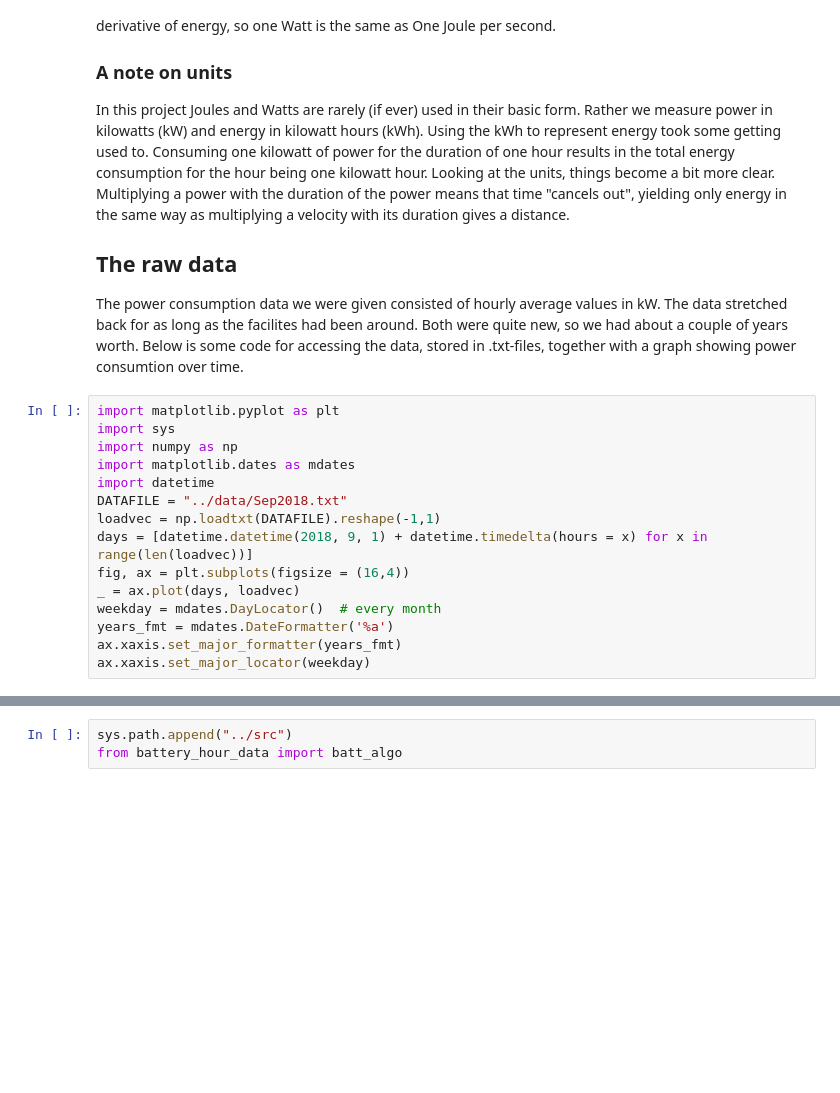
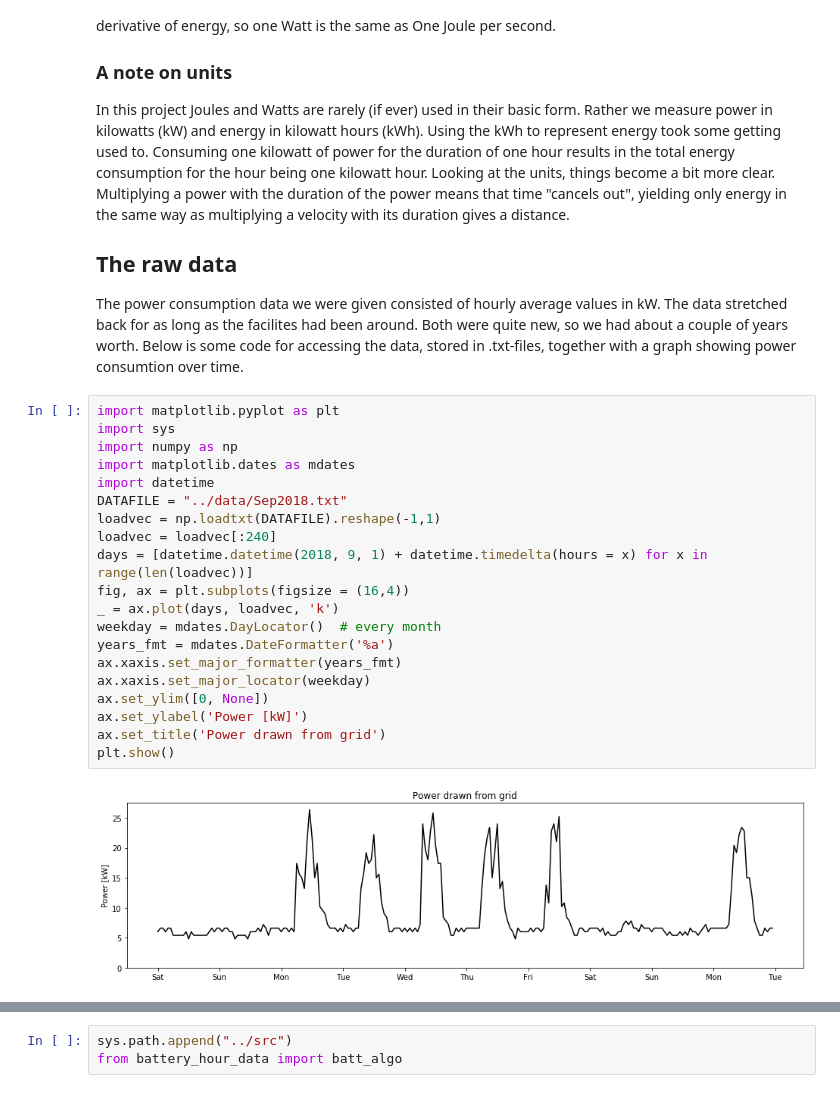
Before and after one commit to albinbjorn/battery_simulator, a Jupyter notebook: notebooks/Post1test.ipynb, the cells around one changed output, grey strips where cells are left out. Cells and saved outputs as stored; diff of their text form; blank space fills up the shorter version.

```diff
--- a/notebooks/Post1test.ipynb
+++ b/notebooks/Post1test.ipynb
@@ -13,18 +13,25 @@ The power consumption data we were given consisted of hourly average values in k
 # %%
 import matplotlib.pyplot as plt
 import sys
 import numpy as np
 import matplotlib.dates as mdates
 import datetime
 DATAFILE = "../data/Sep2018.txt"
 loadvec = np.loadtxt(DATAFILE).reshape(-1,1)
+loadvec = loadvec[:240]
 days = [datetime.datetime(2018, 9, 1) + datetime.timedelta(hours = x) for x in range(len(loadvec))]
 fig, ax = plt.subplots(figsize = (16,4))
-_ = ax.plot(days, loadvec)
+_ = ax.plot(days, loadvec, 'k')
 weekday = mdates.DayLocator()  # every month
 years_fmt = mdates.DateFormatter('%a')
 ax.xaxis.set_major_formatter(years_fmt)
 ax.xaxis.set_major_locator(weekday)
+ax.set_ylim([0, None])
+ax.set_ylabel('Power [kW]')
+ax.set_title('Power drawn from grid')
+plt.show()
+# %% [output]
+[figure, added]
 # %% [markdown]
 ### Base load and solar panels
 It is quite plain to see when the facility is being used. There is usually a distinct peak each monday through friday, followed by a rest period during the weekend. The power seems not to want to reach zero, but rather seems to default to slightly more than 5 kW when the facility is not in use. This is what we call the 'base load' of the facility and includes all things that need to run constantly, like refridgerators, ventilation, heat pumps etc. About halfway through this month solar panels were installed. This sometimes reduces the power drawn from the grid to zero. It is important to remember that the power _consumption_ is not zero, but rather the power _drawn from the grid_.
```
Also changed, not shown: parts of 3 cells of this notebook.
